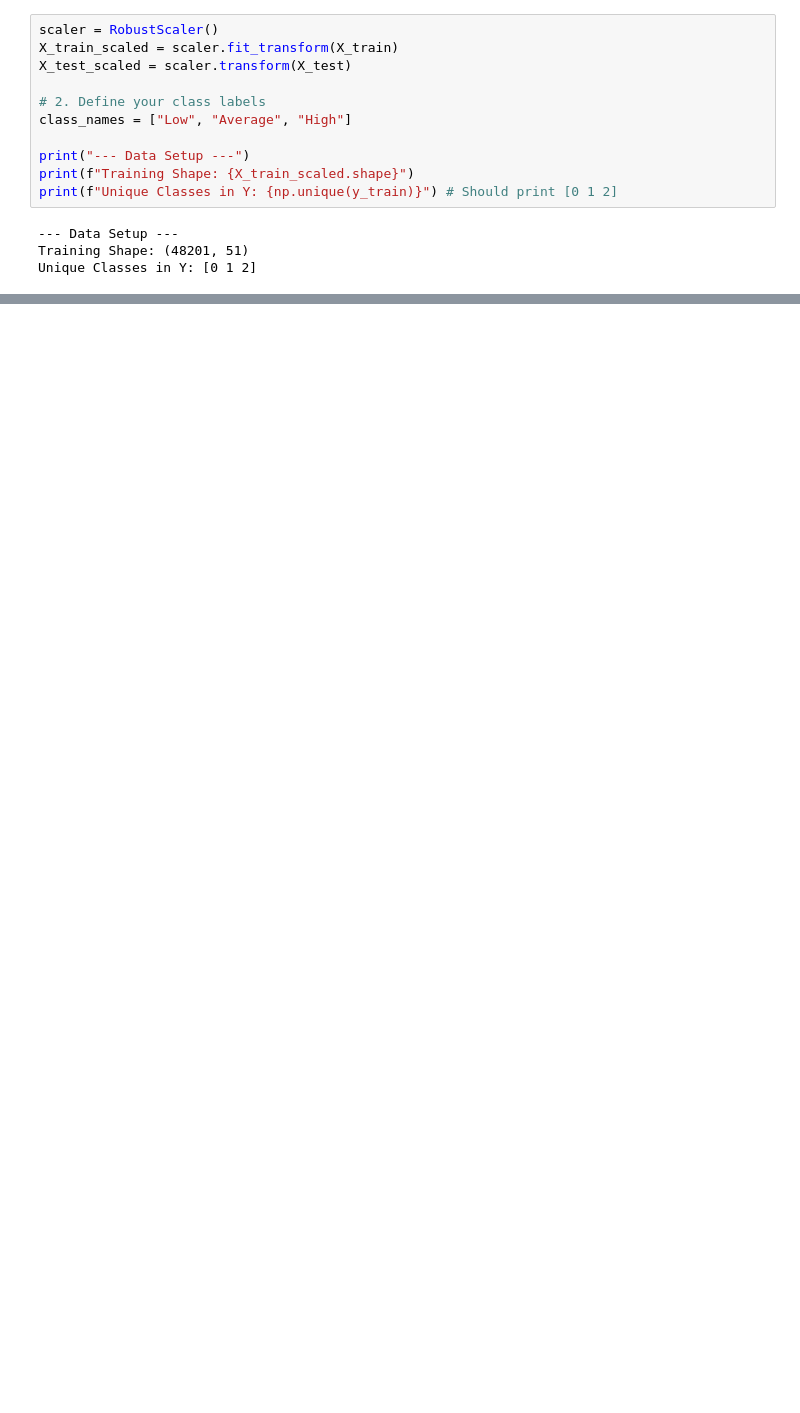
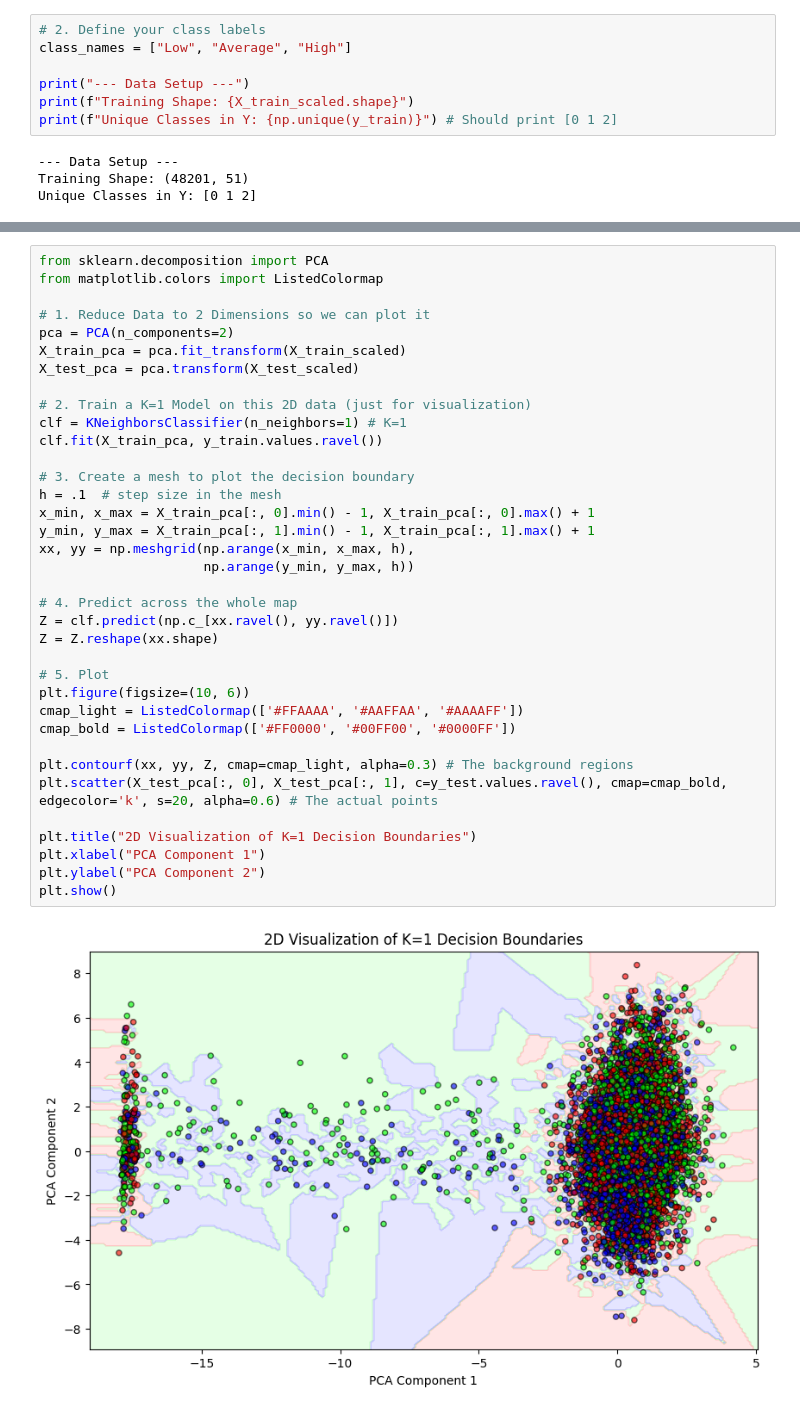
Before and after one commit to madwirblet/CIS4930-Final-Project, a Jupyter notebook: final.ipynb, the cells around one changed output, grey strips where cells are left out. Drawn from its saved outputs; the diff is of its cells as text; blank space fills up the shorter version.

```diff
--- a/final.ipynb
+++ b/final.ipynb
@@ -459,10 +459,6 @@ weighted avg       0.64      0.61      0.61     12051
 [figure]
 [figure]
 # %%
-scaler = RobustScaler()
-X_train_scaled = scaler.fit_transform(X_train)
-X_test_scaled = scaler.transform(X_test)
-
 # 2. Define your class labels
 class_names = ["Low", "Average", "High"]
 
@@ -551,0 +570,38 @@ plt.show()
+# %%
+from sklearn.decomposition import PCA
+from matplotlib.colors import ListedColormap
+
+# 1. Reduce Data to 2 Dimensions so we can plot it
+pca = PCA(n_components=2)
+X_train_pca = pca.fit_transform(X_train_scaled)
+X_test_pca = pca.transform(X_test_scaled)
+
+# 2. Train a K=1 Model on this 2D data (just for visualization)
+clf = KNeighborsClassifier(n_neighbors=1) # K=1
+clf.fit(X_train_pca, y_train.values.ravel())
+
+# 3. Create a mesh to plot the decision boundary
+h = .1  # step size in the mesh
+x_min, x_max = X_train_pca[:, 0].min() - 1, X_train_pca[:, 0].max() + 1
+y_min, y_max = X_train_pca[:, 1].min() - 1, X_train_pca[:, 1].max() + 1
+xx, yy = np.meshgrid(np.arange(x_min, x_max, h),
+                     np.arange(y_min, y_max, h))
+
+# 4. Predict across the whole map
+Z = clf.predict(np.c_[xx.ravel(), yy.ravel()])
+Z = Z.reshape(xx.shape)
+
+# 5. Plot
+plt.figure(figsize=(10, 6))
+cmap_light = ListedColormap(['#FFAAAA', '#AAFFAA', '#AAAAFF'])
+cmap_bold = ListedColormap(['#FF0000', '#00FF00', '#0000FF'])
+
+plt.contourf(xx, yy, Z, cmap=cmap_light, alpha=0.3) # The background regions
+plt.scatter(X_test_pca[:, 0], X_test_pca[:, 1], c=y_test.values.ravel(), cmap=cmap_bold, edgecolor='k', s=20, alpha=0.6) # The actual points
+
+plt.title("2D Visualization of K=1 Decision Boundaries")
+plt.xlabel("PCA Component 1")
+plt.ylabel("PCA Component 2")
+plt.show()
+# %% [output]
+[figure, added]
```
Also changed, not shown: parts of 4 cells of this notebook.
